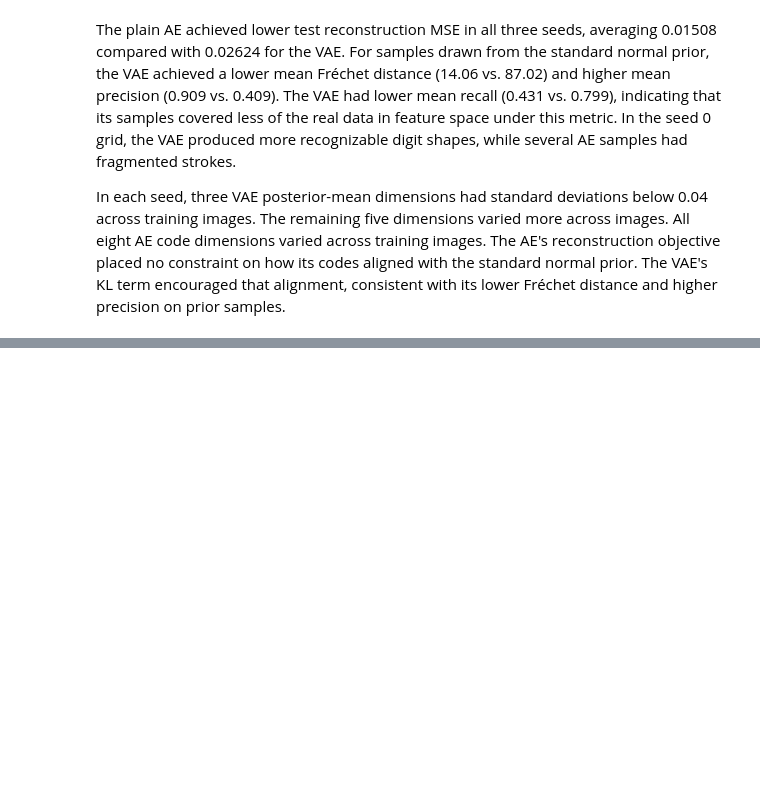
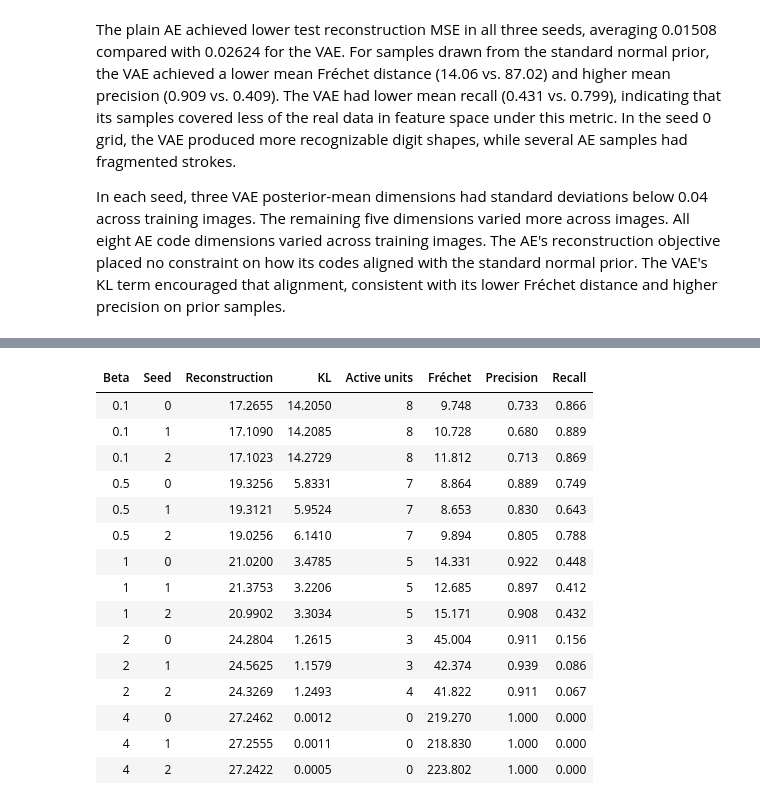
Before and after one commit to dancmartin11/aigc-5500-lab-07-latent-spaces, a Jupyter notebook: daniel_alejandro_castillo_martin_LAB7.ipynb, the cells around one changed output, grey strips where cells are left out. Drawn from its saved outputs; the diff is of its cells as text; code cells hidden in the pictures; blank space fills up the shorter version.

```diff
--- a/daniel_alejandro_castillo_martin_LAB7.ipynb
+++ b/daniel_alejandro_castillo_martin_LAB7.ipynb
@@ -288,0 +314,41 @@ In each seed, three VAE posterior-mean dimensions had standard deviations below
+# %%
+# Create a DataFrame from the sweep results
+sweep_df = pd.DataFrame([
+    {
+        'Beta': beta,
+        'Seed': seed,
+        'Reconstruction': result['reconstruction'],
+        'KL': result['kl'],
+        'Active units': result['active_units'],
+        'Fréchet': result['frechet'],
+        'Precision': result['precision'],
+        'Recall': result['recall']
+    }
+    for (beta, seed), result in sweep_results.items()]).sort_values(['Beta', 'Seed'], ignore_index = True)
+
+# Format the DataFrame for display
+sweep_df.style.format({
+    'Beta': '{:g}',
+    'Reconstruction': '{:.4f}',
+    'KL': '{:.4f}',
+    'Fréchet': '{:.3f}',
+    'Precision': '{:.3f}',
+    'Recall': '{:.3f}'
+    }).hide(axis = 'index')
+# %% [output]
+| Beta | Seed | Reconstruction | KL | Active units | Fréchet | Precision | Recall |
+| 0.1 | 0 | 17.2655 | 14.2050 | 8 | 9.748 | 0.733 | 0.866 |
+| 0.1 | 1 | 17.1090 | 14.2085 | 8 | 10.728 | 0.680 | 0.889 |
+| 0.1 | 2 | 17.1023 | 14.2729 | 8 | 11.812 | 0.713 | 0.869 |
+| 0.5 | 0 | 19.3256 | 5.8331 | 7 | 8.864 | 0.889 | 0.749 |
+| 0.5 | 1 | 19.3121 | 5.9524 | 7 | 8.653 | 0.830 | 0.643 |
+| 0.5 | 2 | 19.0256 | 6.1410 | 7 | 9.894 | 0.805 | 0.788 |
+| 1 | 0 | 21.0200 | 3.4785 | 5 | 14.331 | 0.922 | 0.448 |
+| 1 | 1 | 21.3753 | 3.2206 | 5 | 12.685 | 0.897 | 0.412 |
+| 1 | 2 | 20.9902 | 3.3034 | 5 | 15.171 | 0.908 | 0.432 |
+| 2 | 0 | 24.2804 | 1.2615 | 3 | 45.004 | 0.911 | 0.156 |
+| 2 | 1 | 24.5625 | 1.1579 | 3 | 42.374 | 0.939 | 0.086 |
+| 2 | 2 | 24.3269 | 1.2493 | 4 | 41.822 | 0.911 | 0.067 |
+| 4 | 0 | 27.2462 | 0.0012 | 0 | 219.270 | 1.000 | 0.000 |
+| 4 | 1 | 27.2555 | 0.0011 | 0 | 218.830 | 1.000 | 0.000 |
+| 4 | 2 | 27.2422 | 0.0005 | 0 | 223.802 | 1.000 | 0.000 |
```
Also changed, not shown: parts of 9 cells of this notebook, 4 other files.
